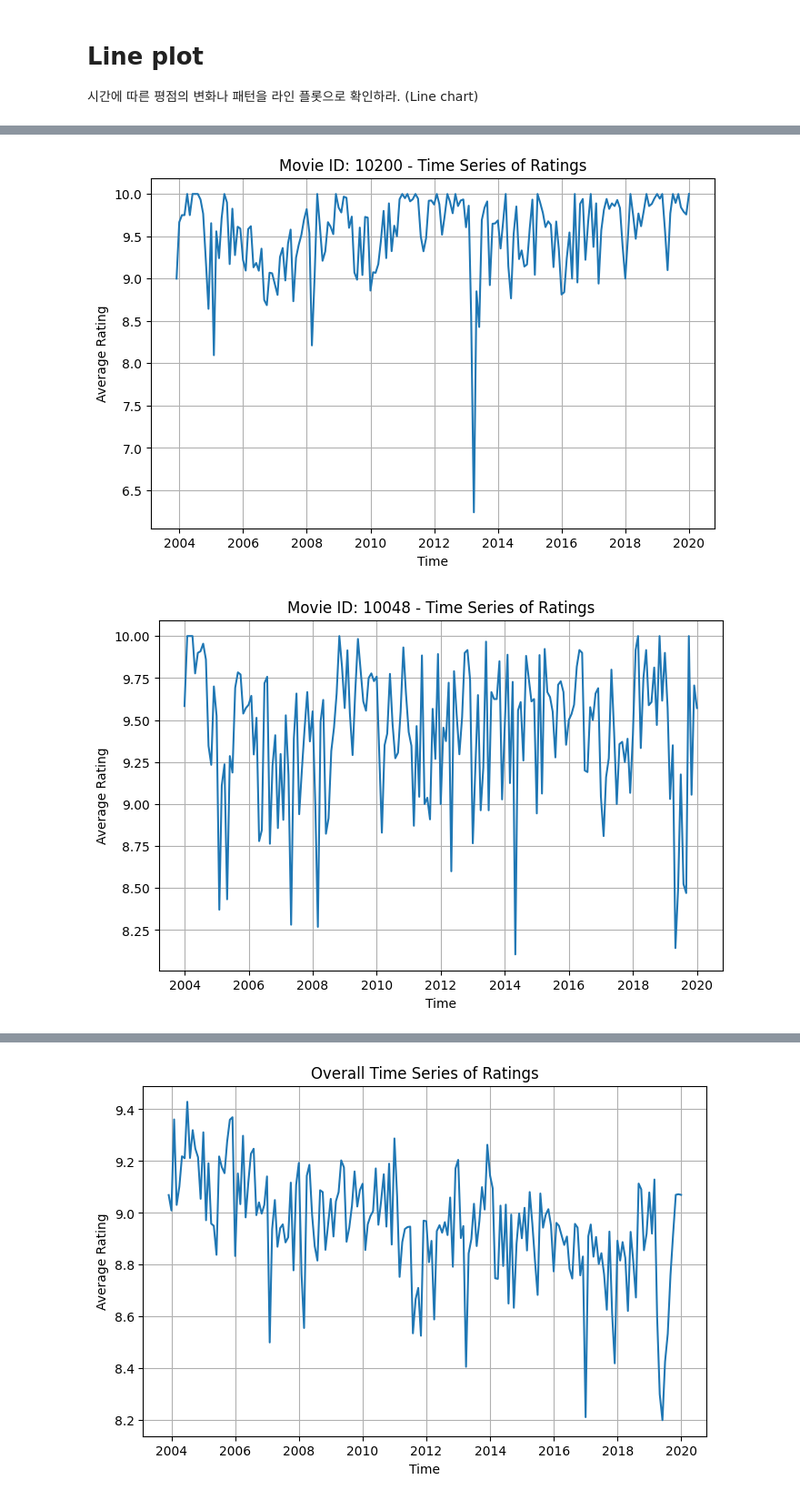
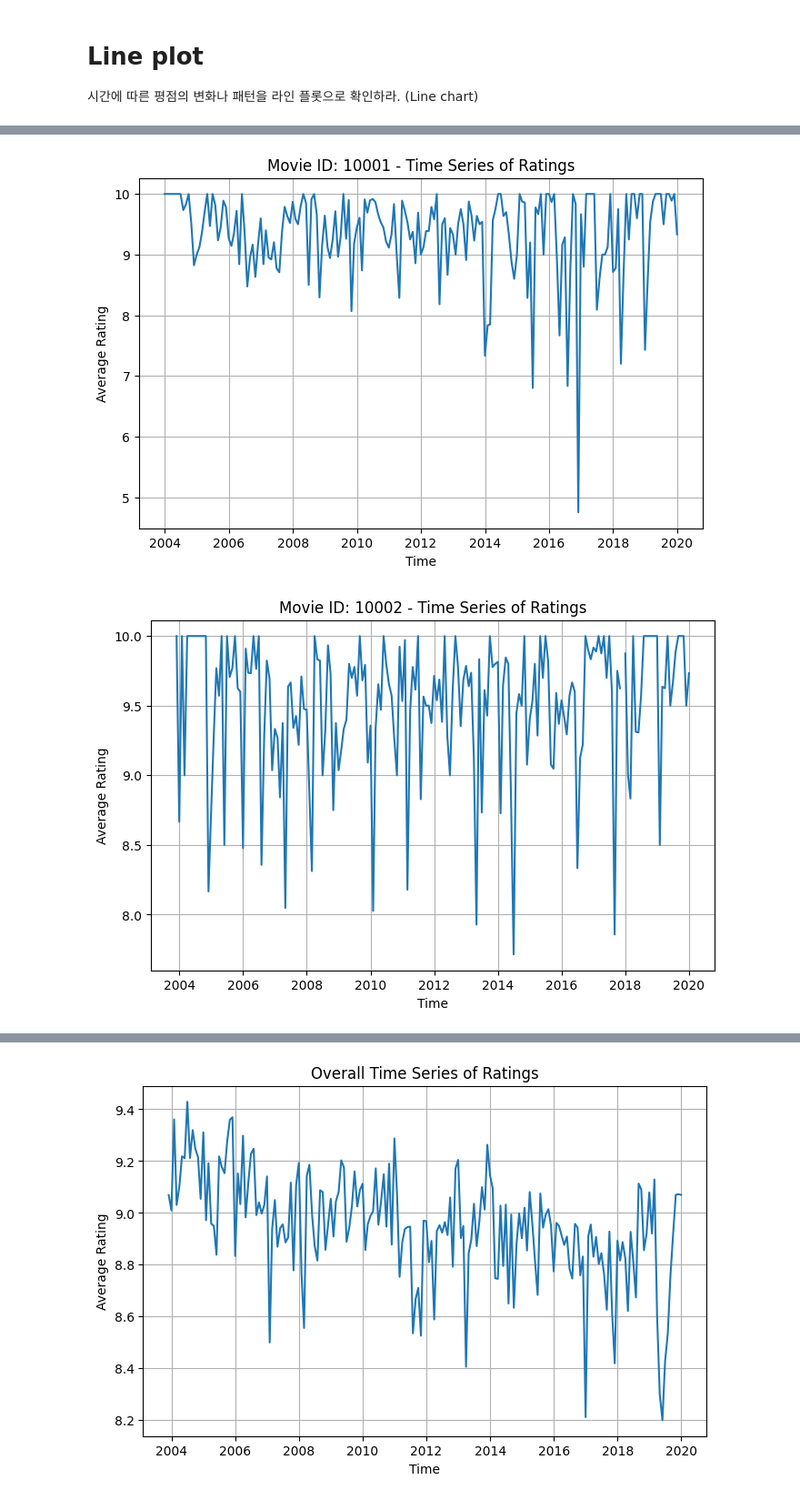
Before and after one commit to whyNot077/codyssey, a Jupyter notebook: chapter 2/2-3 결측치, 이상치 확인 및 시각화/histogram.ipynb, the cells around one changed output, grey strips where cells are left out. Shown: that part at 91% size. Cells and saved outputs as stored; diff of their text form; code cells hidden in the pictures.

```diff
--- a/chapter 2/2-3 결측치, 이상치 확인 및 시각화/histogram.ipynb
+++ b/chapter 2/2-3 결측치, 이상치 확인 및 시각화/histogram.ipynb
@@ -515,23 +592,5 @@ Name: rate, dtype: float64
 # %%
-# 1. 각 영화별 평가 횟수 계산
-movie_rating_counts = rates_df.groupby('movie')['rate'].count().reset_index()
-movie_rating_counts = movie_rating_counts.rename(columns={'rate': 'num_ratings'})
-
-# 2. movies_df와 연결하여 영화 제목 추가
-movies_with_ratings = movie_rating_counts.merge(movies_df, on='movie')
-
-# 3. 가장 많이 평가된 영화 (내림차순 정렬)
-most_rated_movies = movies_with_ratings.sort_values(by='num_ratings', ascending=False)
-
-print("가장 많이 평가된 영화:")
-print(most_rated_movies[['title', 'num_ratings']].head(10))
-
-# 4. 평가 횟수가 1인 영화 필터링
-single_rated_movies = movies_with_ratings[movies_with_ratings['num_ratings'] == 1]
-
-# 평가 횟수가 1인 영화 제목 리스트로 변환
-single_rated_movies_list = single_rated_movies['title'].tolist()
-
-print("\n평가 횟수가 1인 영화 리스트:")
-print(single_rated_movies_list)
+# 평가 횟수가 1인 영화 필터링
+single_rated_movies = movies_ratings[movies_ratings['num_ratings'] == 1]
+single_rated_movies.head(10)
 # %% [output]
@@ -608,35 +662,33 @@ NameError: name 'most_rated_movies_with_titles' is not defined
 import pandas as pd
 import matplotlib.pyplot as plt
 
 def plot_movie_rate_over_time(df, movie_id):
     """
     특정 movie_id의 시간 흐름별 평균 평점을 선 그래프로 그리는 함수
     """
     # movie_id로 필터링
     temp = df[df['movie'] == movie_id].copy()
 
     # 시간 컬럼을 인덱스로 설정
     temp.set_index('time', inplace=True)
 
     # 1개월 단위로 리샘플링하여 평균 평점 계산 (ME: Month End)
     resampled = temp['rate'].resample('ME').mean()
 
     # 그래프 그리기
     plt.figure(figsize=(8, 5))
     plt.plot(resampled.index, resampled.values)
     plt.title(f"Movie ID: {movie_id} - Time Series of Ratings")
     plt.xlabel("Time")
     plt.ylabel("Average Rating")
     plt.grid(True)
     plt.show()
 
-
-# 예시) most_rated_movies_with_titles 에서 상위 3개 영화만 가져와 반복
-top_3_movies = most_rated_movies_with_titles.head(3)
+top_3_movies = movies_with_ratings.head(3)
 
 for idx, row in top_3_movies.iterrows():
     movie_id = row['movie']  # 실제 컬럼명에 맞춰서 사용
     plot_movie_rate_over_time(rates_df, movie_id)
 # %% [output]
-[figure, old version]
+[figure, new version]
-[figure, old version]
+[figure, new version]
```
Also changed, not shown: parts of 14 cells of this notebook, 1 other file.
